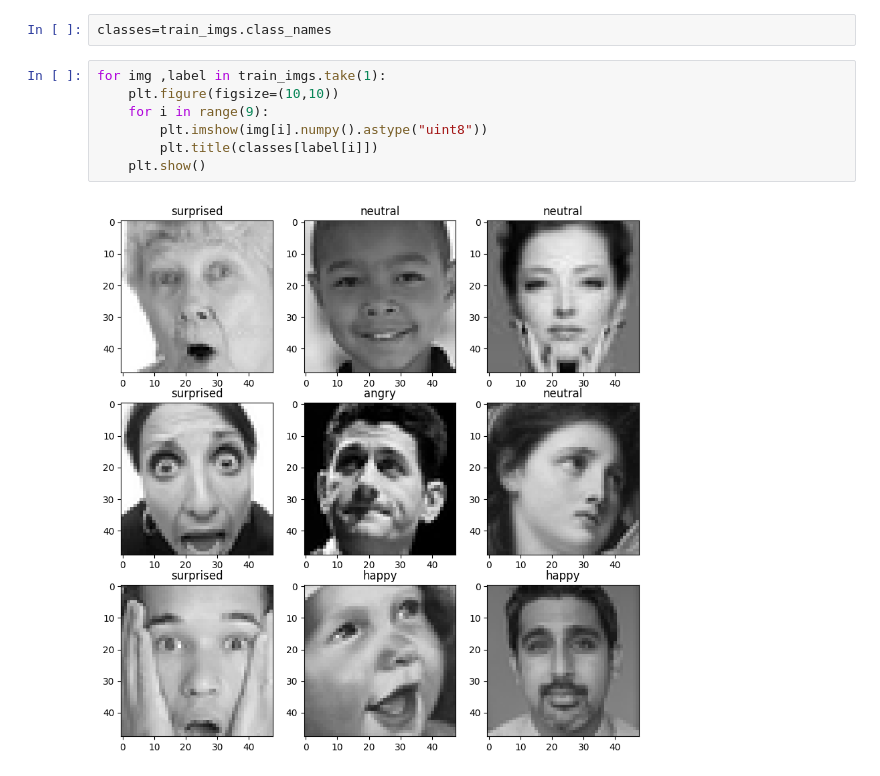
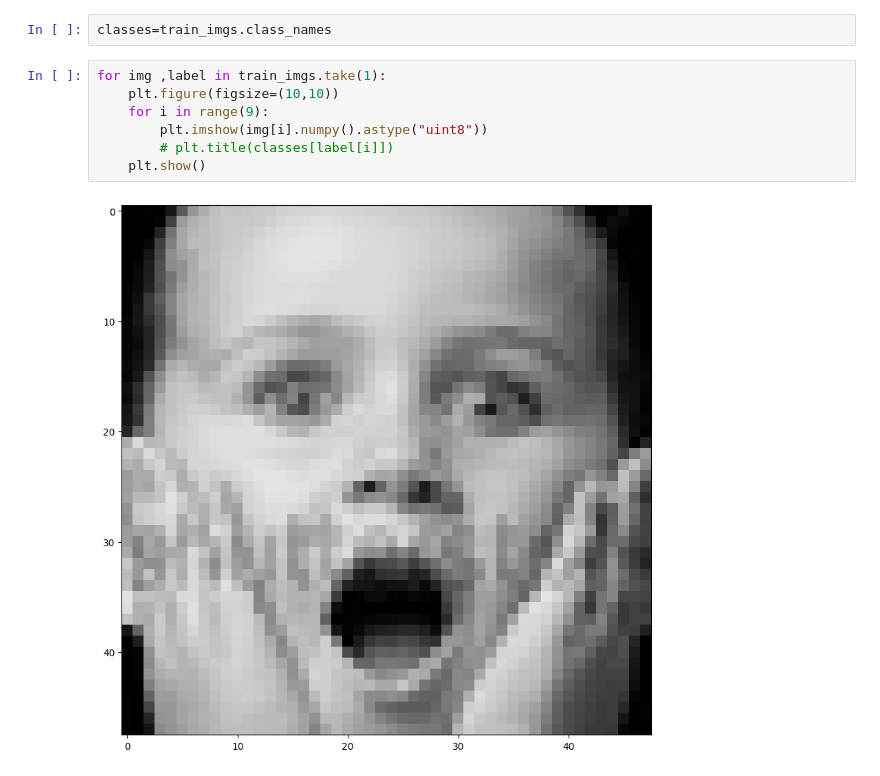
Before and after one commit to karimabenihda/D-tection-d-motions-Faciales-, a Jupyter notebook: notebook/train_cnn.ipynb, the cells around one changed output. Drawn from its saved outputs; the diff is of its cells as text.

```diff
--- a/notebook/train_cnn.ipynb
+++ b/notebook/train_cnn.ipynb
@@ -33,10 +33,10 @@ classes=train_imgs.class_names
 # %%
 for img ,label in train_imgs.take(1):
     plt.figure(figsize=(10,10))
     for i in range(9):
         plt.imshow(img[i].numpy().astype("uint8"))
-        plt.title(classes[label[i]])
+        # plt.title(classes[label[i]])
     plt.show()
 # %% [output]
-[figure, old version]
+[figure, new version]
 # %%
```
Also changed, not shown: parts of 8 cells of this notebook, 8 other files.
